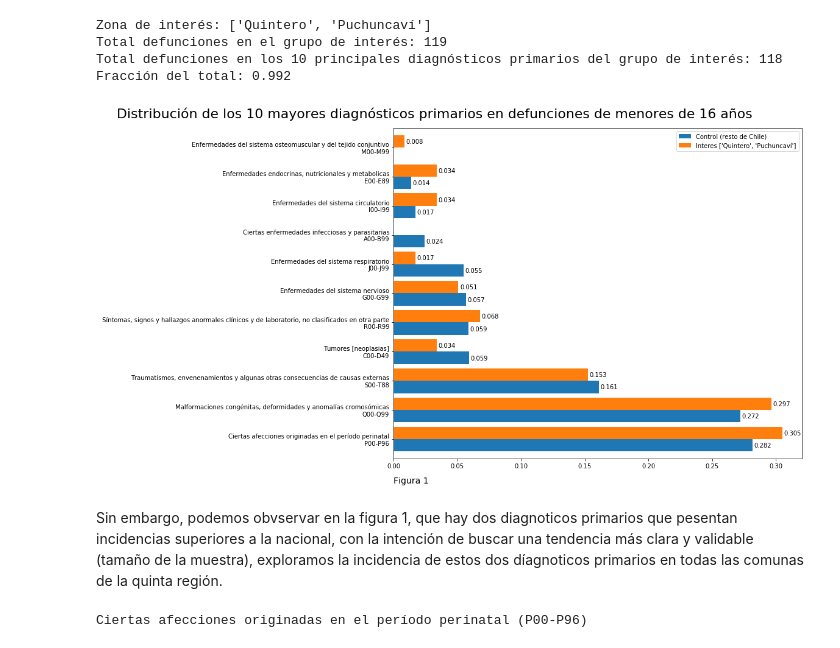
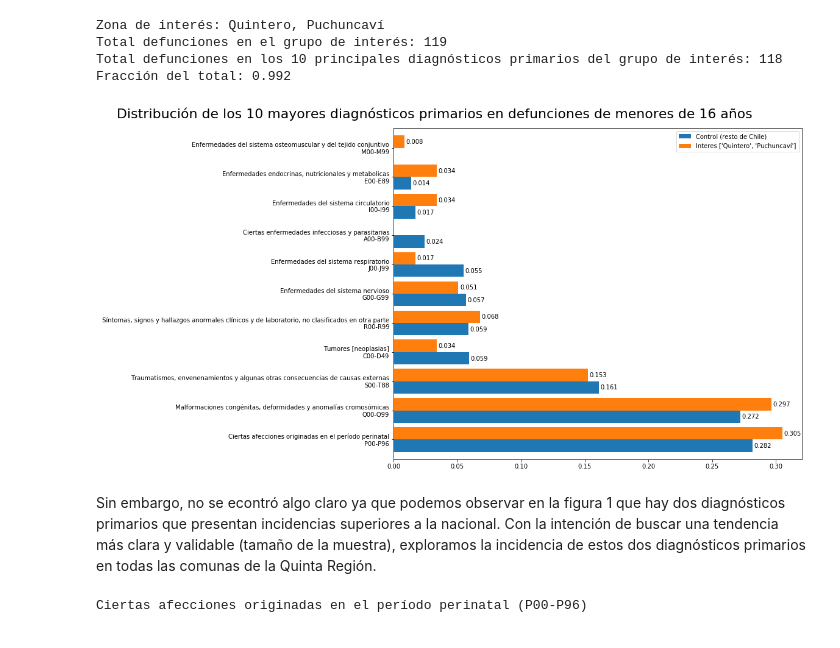
Before and after one commit to verasativa/zonacritica, a Jupyter notebook: readme.ipynb, the cells around one changed output. Drawn from its saved outputs; the diff is of its cells as text; code cells hidden in the pictures.

```diff
--- a/readme.ipynb
+++ b/readme.ipynb
@@ -92,7 +100,7 @@ def compare_primary_diagnosis(poblacion, comunas_interes, top_n = 10, footer = F
     defunciones_control = poblacion.query('comune not in @comunas_interes') # Menores resto de Chile (control)
 
     # Imprimimos información general
-    print('Zona de interés: {}'.format(comunas_interes))
+    print('Zona de interés: {}'.format(', '.join(comunas_interes)))
     print('Total defunciones en el grupo de interés: {}'.format(defunciones_test.shape[0]))
     print('Total defunciones en los {} principales diagnósticos primarios del grupo de interés: {}'.format(
         top_n,
@@ -113,38 +121,40 @@ def compare_primary_diagnosis(poblacion, comunas_interes, top_n = 10, footer = F
     del comparativa['Control']
     del comparativa['Interés']
     ax = comparativa.plot(kind='barh',
                           figsize=(12,10),
                           width=.85)
     ax.set_title('Distribución de los {} mayores diagnósticos primarios en defunciones de menores de 16 años'.format(top_n), size=22, y=1.02, x=.1)
     for p in ax.patches:
         if p.get_width() != 0:
             ax.annotate(np.round(p.get_width(),decimals=3),
                         (p.get_width()+.008, p.get_y()),
                         ha='center',
                         va='center',
                         xytext=(0, 10),
                         textcoords='offset points')
     if footer:
-        plt.annotate(footer, (0,0), (0, -1.5), fontsize=14)
+        pass
+        # footer moved to LaTeX
+        #plt.annotate(footer, (0,0), (0, -1.5), fontsize=14)
     comunas = '-'.join(comunas_interes).replace(' ', '')
     comunas = translit(comunas, reversed=True) # Eliminamos tildes
     file_name = '{}-diagnosticos-({}).png'.format(top_n, comunas)
     plt.savefig('assets/' + file_name, bbox_inches='tight')
     plt.show()
     plt.close()
 
 # Seleccionamos menores
 poblacion = defunciones.query('(age_type == "años" and age_amount <= 16) or (age_type in ["meses", "días", "horas"])') #.apply(join_codes, axis=1)
 comunas_interes = ["Quintero", "Puchuncaví"]
 compare_primary_diagnosis(poblacion, comunas_interes, footer = 'Figura 1')
 # %% [output]
-Zona de interés: ['Quintero', 'Puchuncaví']
+Zona de interés: Quintero, Puchuncaví
 Total defunciones en el grupo de interés: 119
 Total defunciones en los 10 principales diagnósticos primarios del grupo de interés: 118
 Fracción del total: 0.992
-[figure, old version]
+[figure, new version]
 # %% [markdown]
-Sin embargo, podemos obvservar en la figura 1, que hay dos diagnoticos primarios que pesentan incidencias superiores a la nacional, con la intención de buscar una tendencia más clara y validable (tamaño de la muestra), exploramos la incidencia de estos dos díagnoticos primarios en todas las comunas de la quinta región.
+Sin embargo, no se econtró algo claro ya que podemos observar en la figura 1 que hay dos diagnósticos primarios que presentan incidencias superiores a la nacional. Con la intención de buscar una tendencia más clara y validable (tamaño de la muestra), exploramos la incidencia de estos dos diagnósticos primarios en todas las comunas de la Quinta Región.
 # %%
 #poblacion
 diagnosticos_interes = ["P00-P96", "Q00-Q99"]
```
Also changed, not shown: parts of 15 cells of this notebook, 8 other files.
